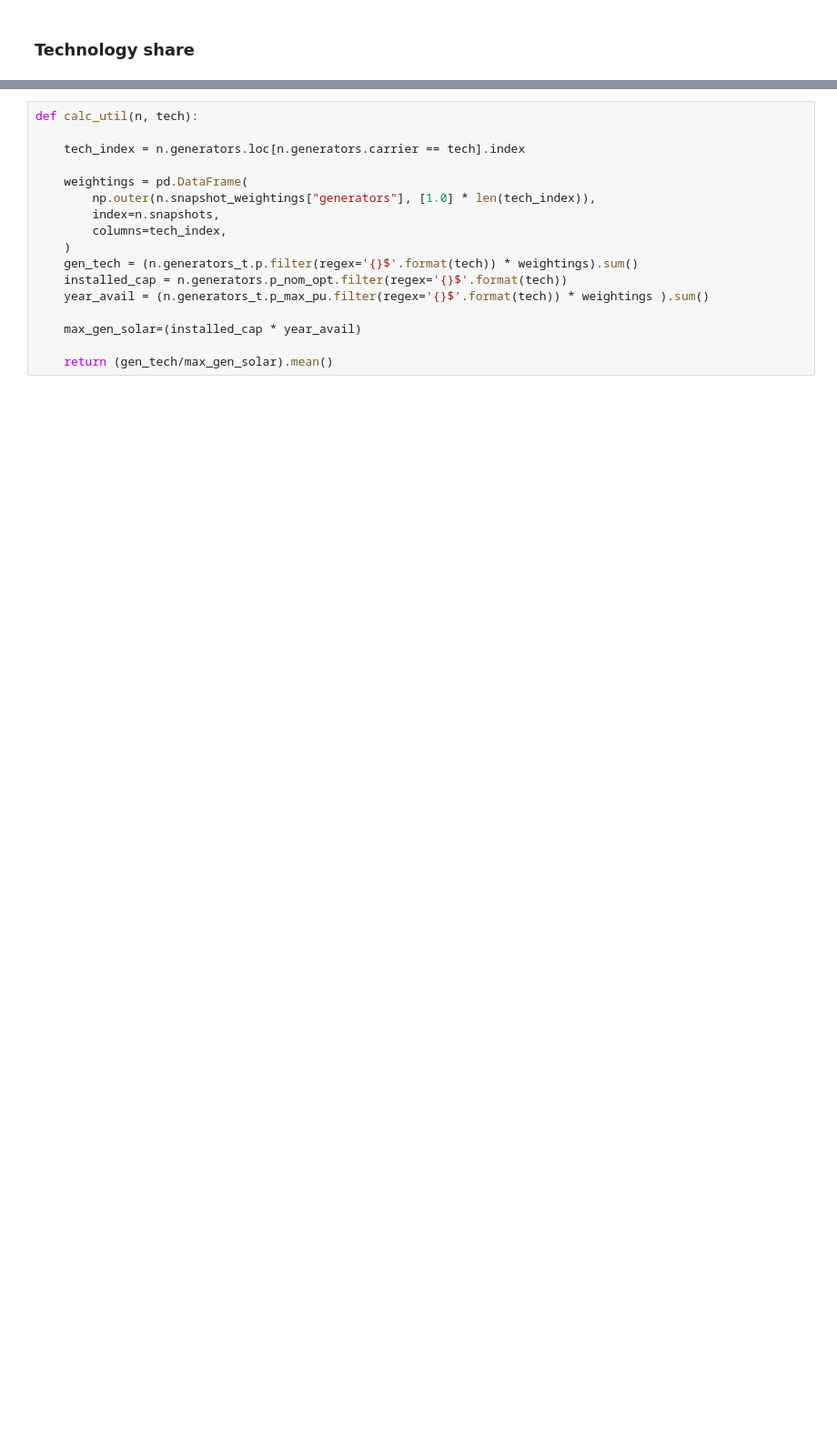
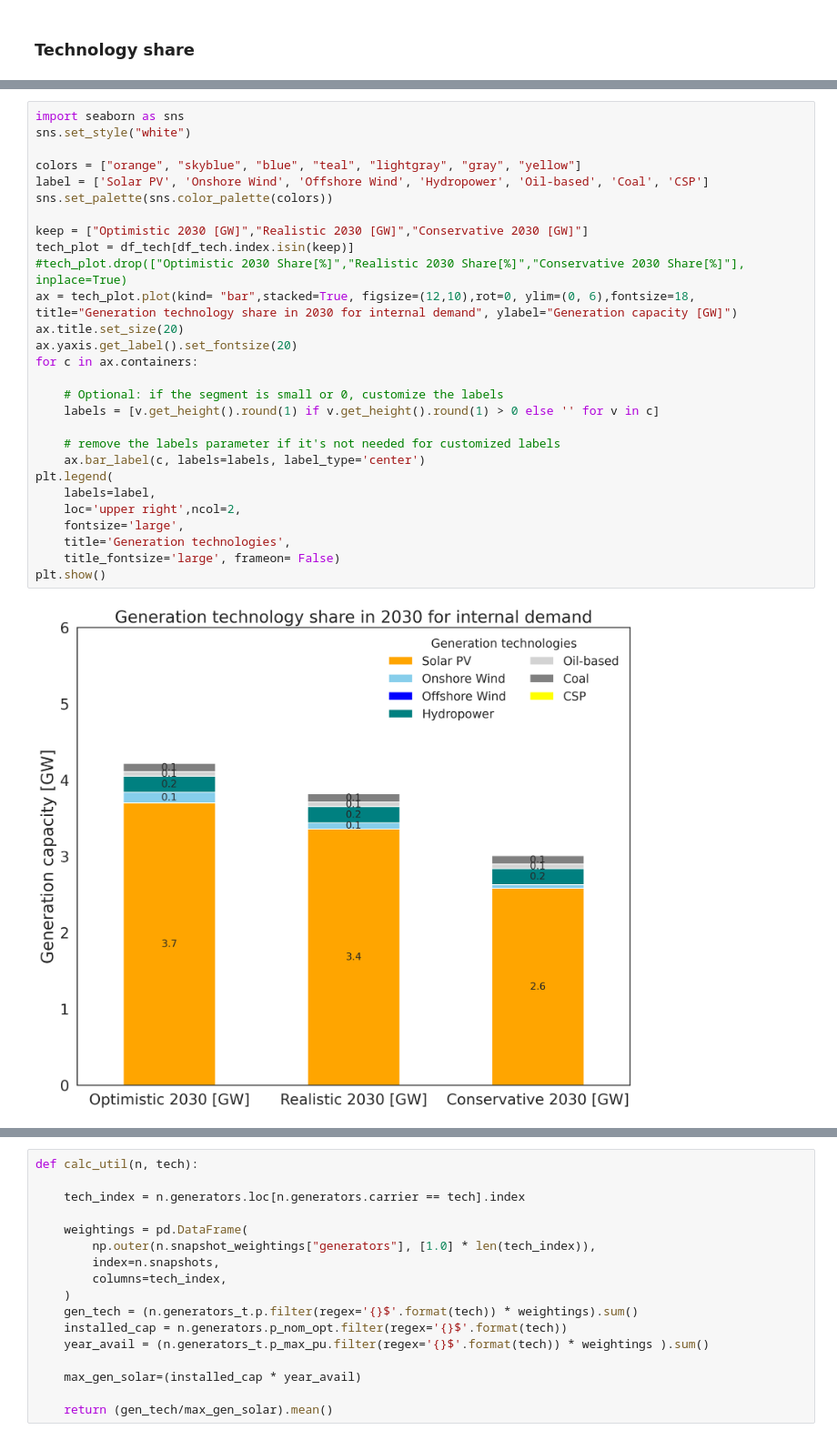
Before and after one commit to rajesh-ieg/thesis-notebook, a Jupyter notebook: data processing/result_analysis_2030.ipynb, the cells around one changed output, grey strips where cells are left out. Shown at 91% size. Cells and saved outputs as stored; diff of their text form; blank space fills up the shorter version.

```diff
--- a/data processing/result_analysis_2030.ipynb
+++ b/data processing/result_analysis_2030.ipynb
@@ -60,0 +95,30 @@ coal technology share: 110.63243478758092 MW ( 20.804596837812745 % )
+# %%
+import seaborn as sns
+sns.set_style("white")
+
+colors = ["orange", "skyblue", "blue", "teal", "lightgray", "gray", "yellow"]
+label = ['Solar PV', 'Onshore Wind', 'Offshore Wind', 'Hydropower', 'Oil-based', 'Coal', 'CSP']
+sns.set_palette(sns.color_palette(colors))
+
+keep = ["Optimistic 2030 [GW]","Realistic 2030 [GW]","Conservative 2030 [GW]"]
+tech_plot = df_tech[df_tech.index.isin(keep)]
+#tech_plot.drop(["Optimistic 2030 Share[%]","Realistic 2030 Share[%]","Conservative 2030 Share[%]"], inplace=True)
+ax = tech_plot.plot(kind= "bar",stacked=True, figsize=(12,10),rot=0, ylim=(0, 6),fontsize=18, title="Generation technology share in 2030 for internal demand", ylabel="Generation capacity [GW]")
+ax.title.set_size(20)
+ax.yaxis.get_label().set_fontsize(20)
+for c in ax.containers:
+
+    # Optional: if the segment is small or 0, customize the labels
+    labels = [v.get_height().round(1) if v.get_height().round(1) > 0 else '' for v in c]
+
+    # remove the labels parameter if it's not needed for customized labels
+    ax.bar_label(c, labels=labels, label_type='center')
+plt.legend(
+    labels=label,
+    loc='upper right',ncol=2,
+    fontsize='large',
+    title='Generation technologies',
+    title_fontsize='large', frameon= False)
+plt.show()
+# %% [output]
+[figure, added]
```
Also changed, not shown: parts of 44 cells of this notebook, 19 other files.
